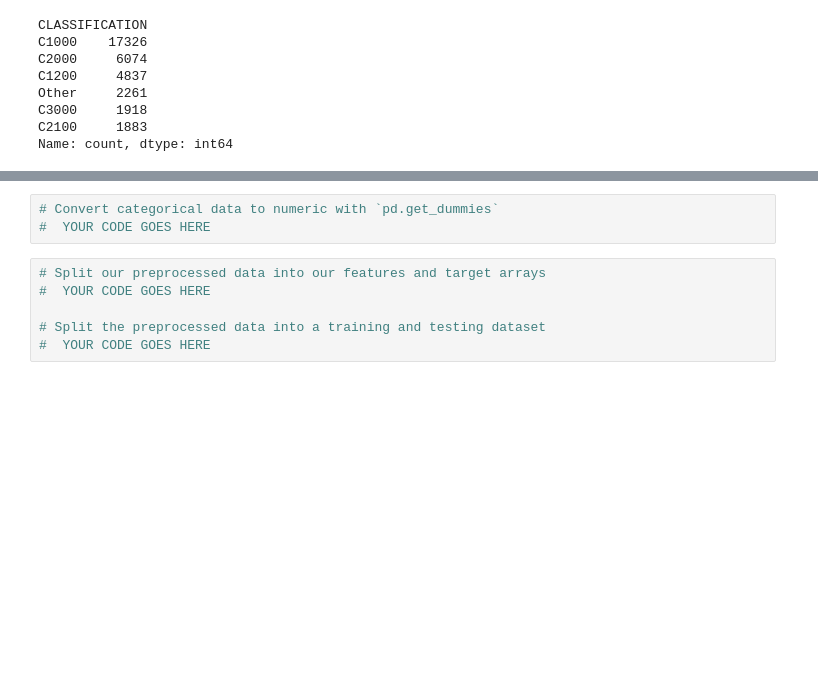
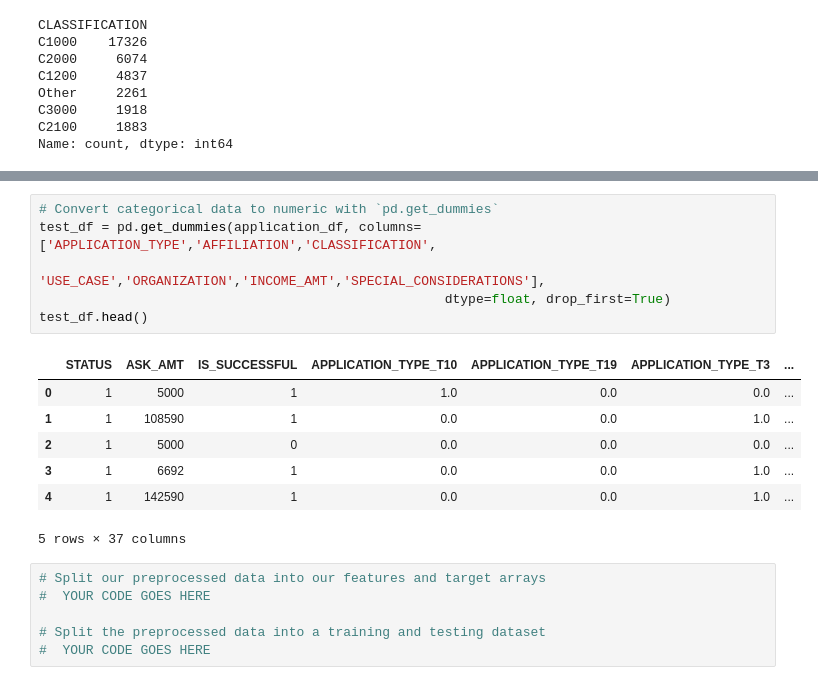
Before and after one commit to rbw9891/deep_learning_challenge, a Jupyter notebook: deep_learning_1.ipynb, the cells around one changed output, grey strips where cells are left out. Cells and saved outputs as stored; diff of their text form; blank space fills up the shorter version.

Commit message:
get dummies

```diff
--- a/deep_learning_1.ipynb
+++ b/deep_learning_1.ipynb
@@ -165,6 +195,17 @@ Name: count, dtype: int64
 # %%
 # Convert categorical data to numeric with `pd.get_dummies`
-#  YOUR CODE GOES HERE
+test_df = pd.get_dummies(application_df, columns=['APPLICATION_TYPE','AFFILIATION','CLASSIFICATION',
+                                                 'USE_CASE','ORGANIZATION','INCOME_AMT','SPECIAL_CONSIDERATIONS'],
+                                                    dtype=float, drop_first=True)
+test_df.head()
+# %% [output]
+|  | STATUS | ASK_AMT | IS_SUCCESSFUL | APPLICATION_TYPE_T10 | APPLICATION_TYPE_T19 | APPLICATION_TYPE_T3 | ... |
+| 0 | 1 | 5000 | 1 | 1.0 | 0.0 | 0.0 | ... |
+| 1 | 1 | 108590 | 1 | 0.0 | 0.0 | 1.0 | ... |
+| 2 | 1 | 5000 | 0 | 0.0 | 0.0 | 0.0 | ... |
+| 3 | 1 | 6692 | 1 | 0.0 | 0.0 | 1.0 | ... |
+| 4 | 1 | 142590 | 1 | 0.0 | 0.0 | 1.0 | ... |
+5 rows × 37 columns
 # %%
 # Split our preprocessed data into our features and target arrays
 #  YOUR CODE GOES HERE
```
Also changed, not shown: parts of 3 cells of this notebook.
